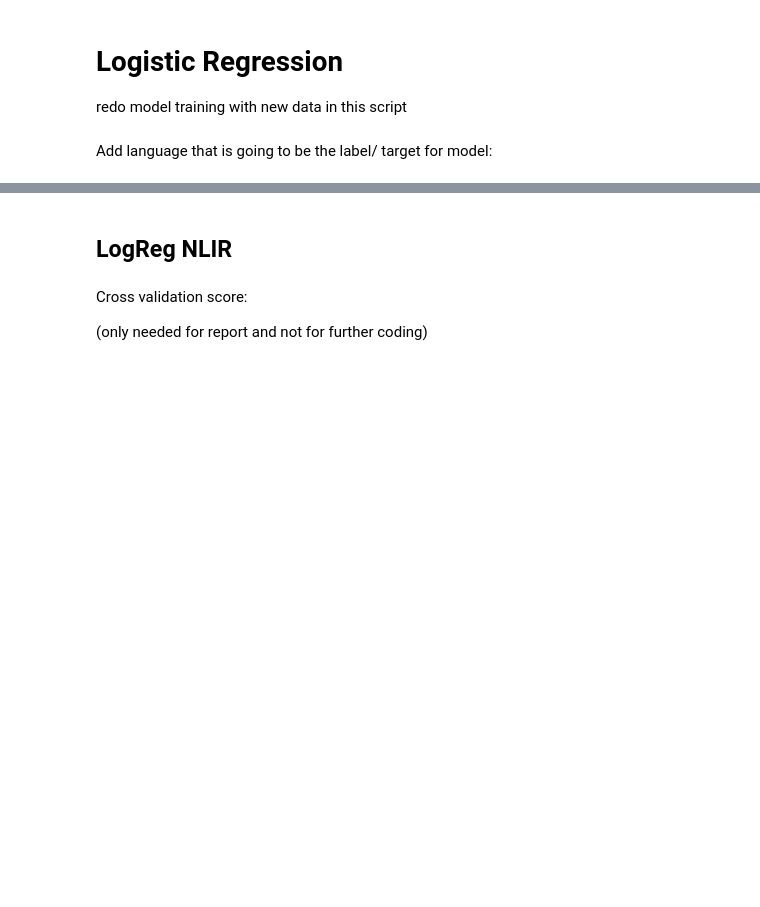
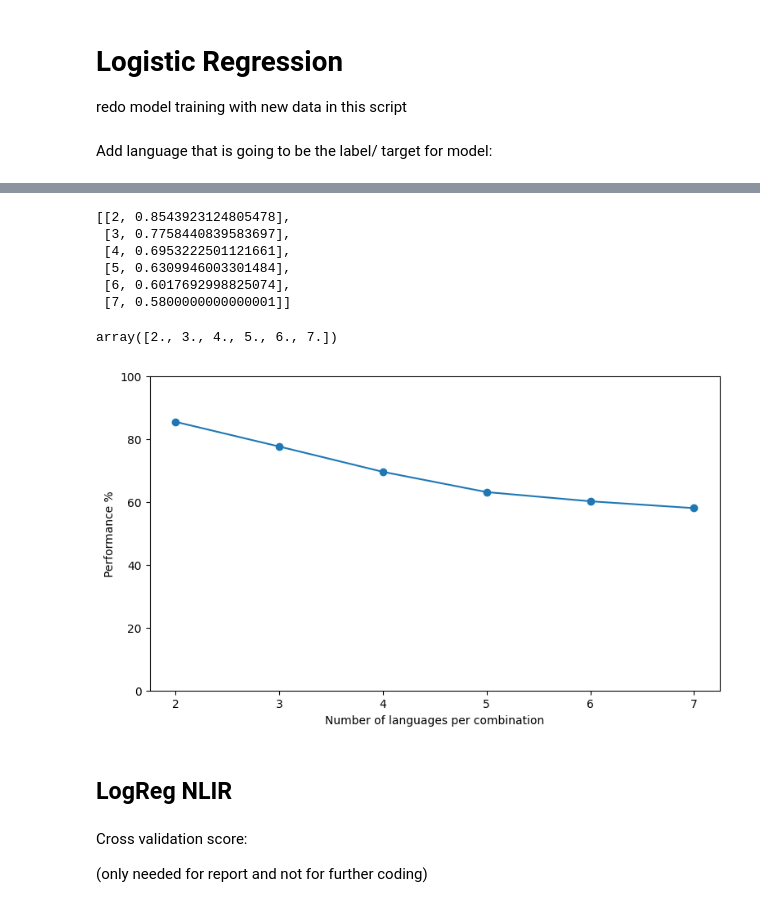
Before and after one commit to linaskerath/ANLP_project, a Jupyter notebook: scripts/logreg_model_new.ipynb, the cells around one changed output, grey strips where cells are left out. Drawn from its saved outputs; the diff is of its cells as text; code cells hidden in the pictures; blank space fills up the shorter version.

```diff
--- a/scripts/logreg_model_new.ipynb
+++ b/scripts/logreg_model_new.ipynb
@@ -35,10 +35,3 @@ with open("../data/outputs/language_lookup.json") as json_file:
     language_lookup = json.load(json_file)
 
 df_main[('labels', 'lang_code')] = df_main[('labels', 'lang')].replace(language_lookup).values
-# %%
-##### only for 4 lang check: #####
-#df_main[('labels', 'lang')].unique()
-# use ee-fi and it-sp
-df_main = df_main[df_main[('labels', 'lang')].isin(['ee', 'fi', 'it', 'sp'])]
-
-##########
@@ -44,0 +45,22 @@ df_main = df_main[df_main[('labels', 'lang')].isin(['ee', 'fi', 'it', 'sp'])]
+# %%
+##### only for 4 lang check: #####
+
+#df_main = df_main[df_main[('labels', 'lang')].isin(['ee', 'fi', 'it', 'sp'])]
+
+dict_performances = {}
+dict_performances_groups = []
+
+for i in tqdm(range(2, 8)): # 8
+    comb = list(itertools.combinations(['ee', 'fi', 'ge', 'he', 'it', 'en', 'sp'], i))
+    print(comb)
+    temp = []
+    for c in comb:
+        #print(c)
+        df_main_ = df_main[df_main[('labels', 'lang')].isin(c)]
+        logreg = LogisticRegression(C=1e5, multi_class='multinomial', solver='lbfgs', random_state=0)
+        columns = ['TF_uni', 'FP_uni', 'FF_uni', 'TF_bi', 'FP_bi', 'FF_bi', 'TF_tri', 'FP_tri', 'FF_tri' ]
+        cross_val_scores = get_cv_score(df_main_, columns, logreg)
+        dict_performances[str(c)] = np.mean(cross_val_scores)
+        temp.append(np.mean(cross_val_scores))
+    dict_performances_groups.append([i, np.mean(temp)])
+##########
@@ -44,0 +101,13 @@ df_main = df_main[df_main[('labels', 'lang')].isin(['ee', 'fi', 'it', 'sp'])]
+# %%
+dict_performances_groups
+# %% [output]
+[[2, 0.8543923124805478],
+ [3, 0.7758440839583697],
+ [4, 0.6953222501121661],
+ [5, 0.6309946003301484],
+ [6, 0.6017692998825074],
+ [7, 0.5800000000000001]]
+# %%
+np.array(dict_performances_groups)[:, 0]
+# %% [output]
+array([2., 3., 4., 5., 6., 7.])
@@ -45,3 +116,15 @@ df_main = df_main[df_main[('labels', 'lang')].isin(['ee', 'fi', 'it', 'sp'])]
+# %%
+
+fig, axes = plt.subplots(ncols=1, figsize=(9,5))
+axes.plot(np.array(dict_performances_groups)[:, 0],
+        [i * 100 for i in  np.array(dict_performances_groups)[:, 1]], marker='o')
+# mean performance per group of all combinations of languages
+#axes.set_title('Mean performance per group of all possible combinations of languages. E.g. 2 on the x axis means a group all language pairs amd y shows the mean performance. ')
+axes.set_xlabel('Number of languages per combination')
+axes.set_ylabel('Performance %')
+axes.set_ylim(0, 100);
+# %% [output]
+[figure, added]
 # %% [markdown]
 ## LogReg NLIR
 # %%
```
Also changed, not shown: parts of 8 cells of this notebook, 1 other file.
